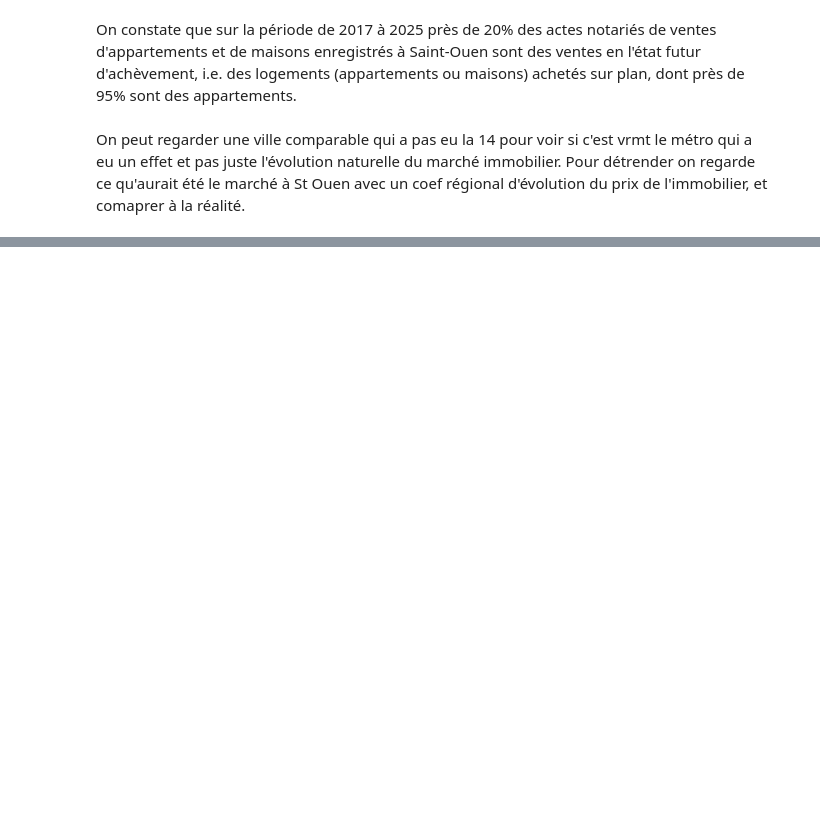
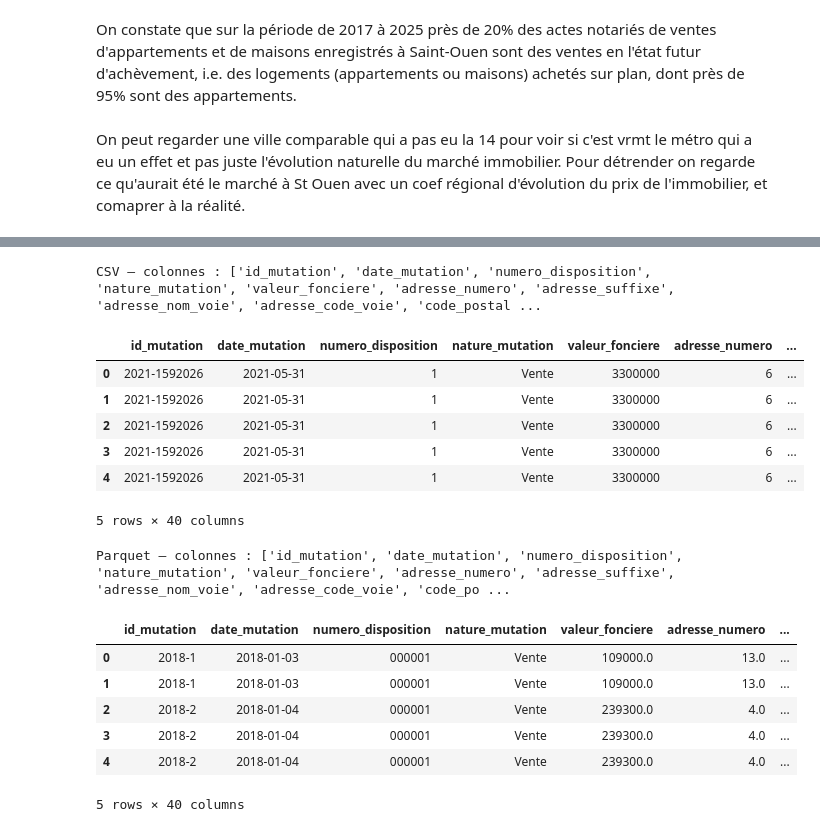
Before and after one commit to borhaney/projet_python_2a_ensae, a Jupyter notebook: notebook_borhane.ipynb, the cells around one changed output, grey strips where cells are left out. Drawn from its saved outputs; the diff is of its cells as text; code cells hidden in the pictures; blank space fills up the shorter version.

```diff
--- a/notebook_borhane.ipynb
+++ b/notebook_borhane.ipynb
@@ -401,0 +236,37 @@ Name: count, dtype: int64
+# %%
+#Lecture des fichiers CSV et Parquet pour vérification des colonnes et aperçu des données
+import pandas as pd
+import pyarrow.parquet as pq
+from pathlib import Path
+
+# Adapte les chemins si les fichiers sont dans un sous-dossier, par ex. data/raw/
+fichier_csv = Path("93070.2021.csv")
+fichier_parquet = Path("dvf-2018.parquet")
+
+# CSV : lire les 5 premières lignes, toutes colonnes incluses
+df_csv = pd.read_csv(fichier_csv, nrows=5)
+print("CSV — colonnes :", df_csv.columns.tolist())
+display(df_csv)
+
+# Parquet : lire les 5 premières lignes, toutes colonnes incluses
+parquet = pq.ParquetFile(fichier_parquet)
+df_parquet = next(parquet.iter_batches(batch_size=5)).to_pandas()
+print("Parquet — colonnes :", df_parquet.columns.tolist())
+display(df_parquet)
+# %% [output]
+CSV — colonnes : ['id_mutation', 'date_mutation', 'numero_disposition', 'nature_mutation', 'valeur_fonciere', 'adresse_numero', 'adresse_suffixe', 'adresse_nom_voie', 'adresse_code_voie', 'code_postal ...
+|  | id_mutation | date_mutation | numero_disposition | nature_mutation | valeur_fonciere | adresse_numero | ... |
+| 0 | 2021-1592026 | 2021-05-31 | 1 | Vente | 3300000 | 6 | ... |
+| 1 | 2021-1592026 | 2021-05-31 | 1 | Vente | 3300000 | 6 | ... |
+| 2 | 2021-1592026 | 2021-05-31 | 1 | Vente | 3300000 | 6 | ... |
+| 3 | 2021-1592026 | 2021-05-31 | 1 | Vente | 3300000 | 6 | ... |
+| 4 | 2021-1592026 | 2021-05-31 | 1 | Vente | 3300000 | 6 | ... |
+5 rows × 40 columns
+Parquet — colonnes : ['id_mutation', 'date_mutation', 'numero_disposition', 'nature_mutation', 'valeur_fonciere', 'adresse_numero', 'adresse_suffixe', 'adresse_nom_voie', 'adresse_code_voie', 'code_po ...
+|  | id_mutation | date_mutation | numero_disposition | nature_mutation | valeur_fonciere | adresse_numero | ... |
+| 0 | 2018-1 | 2018-01-03 | 000001 | Vente | 109000.0 | 13.0 | ... |
+| 1 | 2018-1 | 2018-01-03 | 000001 | Vente | 109000.0 | 13.0 | ... |
+| 2 | 2018-2 | 2018-01-04 | 000001 | Vente | 239300.0 | 4.0 | ... |
+| 3 | 2018-2 | 2018-01-04 | 000001 | Vente | 239300.0 | 4.0 | ... |
+| 4 | 2018-2 | 2018-01-04 | 000001 | Vente | 239300.0 | 4.0 | ... |
+5 rows × 40 columns
```
Also changed, not shown: parts of 18 cells of this notebook, 2 other files.
